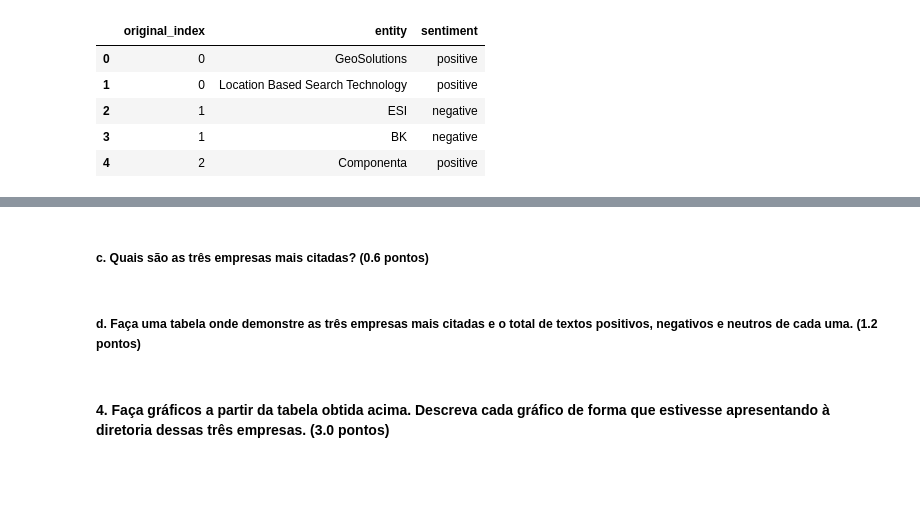
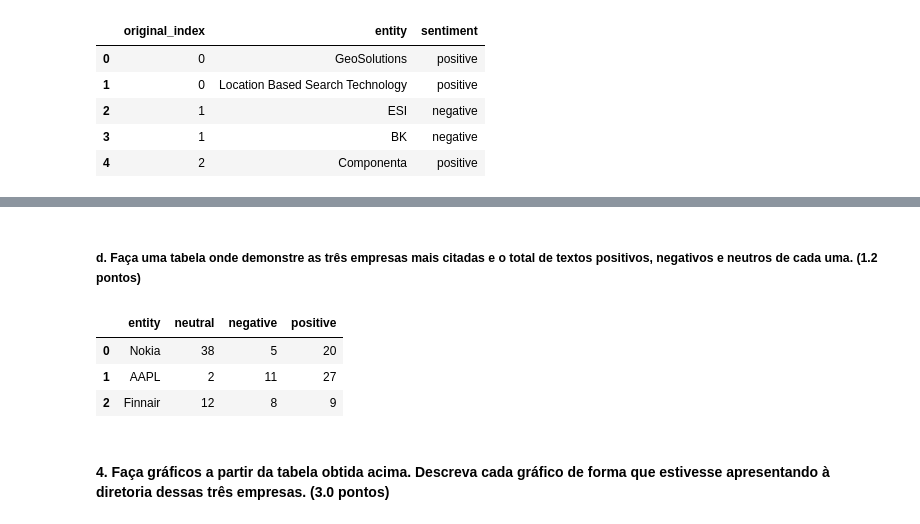
Before and after one commit to joaodath/dados_mod1, a Jupyter notebook: mod_3/projeto03/projeto03.ipynb, the cells around one changed output, grey strips where cells are left out. Drawn from its saved outputs; the diff is of its cells as text; code cells hidden in the pictures; blank space fills up the shorter version.

```diff
--- a/mod_3/projeto03/projeto03.ipynb
+++ b/mod_3/projeto03/projeto03.ipynb
@@ -354,6 +350,33 @@ Name: entity, Length: 2682, dtype: int64
-# %% [markdown]
-##### c. Quais são as três empresas mais citadas? (0.6 pontos)
 # %% [markdown]
 ##### d. Faça uma tabela onde demonstre as três empresas mais citadas e o total de textos positivos, negativos e neutros de cada uma. (1.2 pontos)
+# %%
+#todo: loop through the ents dataframe, count each positive, negative and neutral sentiment, add them to a list inside a dict
+## the return the dict as a new dataframe (may need to flip(?) the axis)
+
+most_quoted = ['Nokia', 'AAPL', 'Finnair']
+sentiments = ['neutral', 'negative', 'positive']
+total_values = {'neutral': {}, 'negative': {}, 'positive': {}}
+
+for brand in most_quoted:
+  df = ents[ents['entity'] == brand]
+  df = df.drop('original_index', axis=1)
+
+  for sentiment in sentiments:
+    count = df[df['sentiment'] == sentiment].value_counts()
+    df_count = pd.DataFrame(count)
+    df_count.reset_index(inplace=True)
+    df_count.columns = ['entity', 'sentiment', 'count']
+    df_count.drop(['entity', 'sentiment'], axis=1, inplace=True)
+    total_values[sentiment][brand] = int(df_count['count'].to_string()[1:].strip())
+
+total_values = pd.DataFrame(total_values)
+total_values.reset_index(inplace=True)
+total_values.columns = ['entity', 'neutral', 'negative', 'positive']
+total_values
+# %% [output]
+|  | entity | neutral | negative | positive |
+| 0 | Nokia | 38 | 5 | 20 |
+| 1 | AAPL | 2 | 11 | 27 |
+| 2 | Finnair | 12 | 8 | 9 |
 # %% [markdown]
 #### 4. Faça gráficos a partir da tabela obtida acima. Descreva cada gráfico de forma que estivesse apresentando à diretoria dessas três empresas. (3.0 pontos)
```
Also changed, not shown: parts of 20 cells of this notebook.
